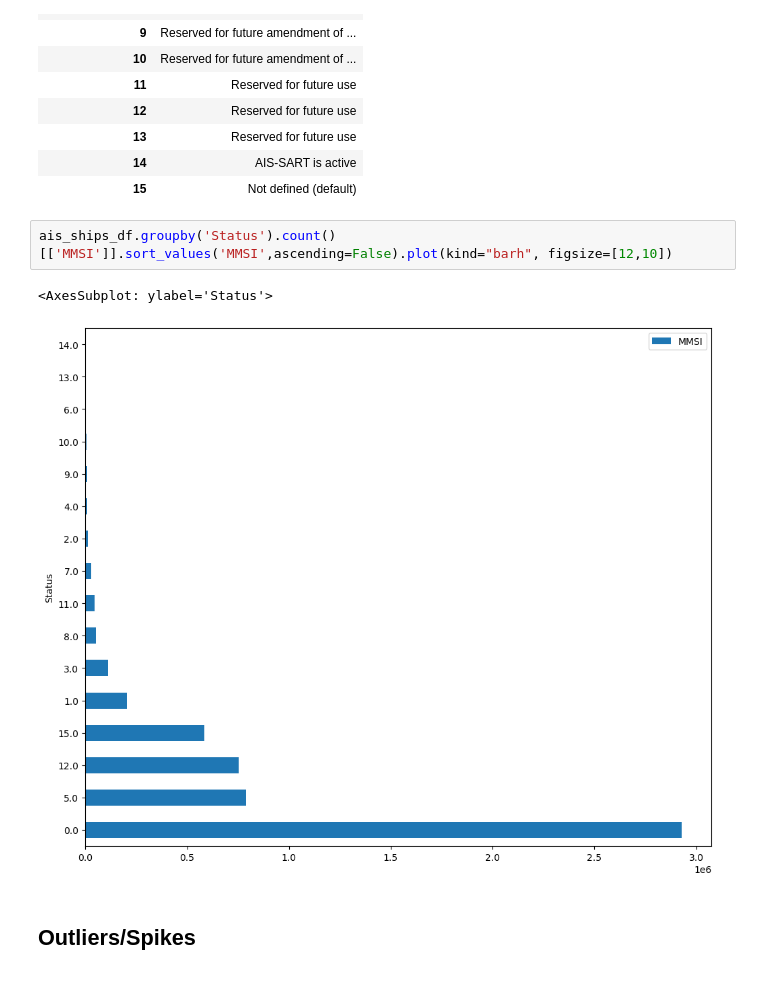
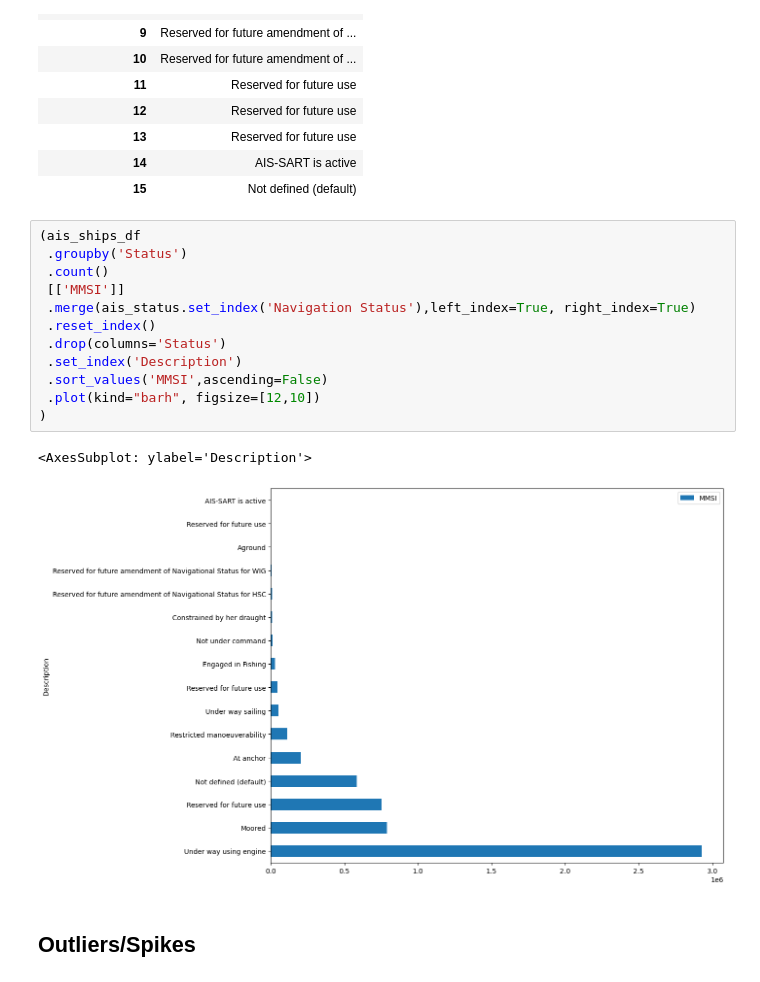
Before and after one commit to stelios-c/ais_USA, a Jupyter notebook: ais_usa_local.ipynb, the cells around one changed output. Cells and saved outputs as stored; diff of their text form.

Commit message:
do a merge for navigational status

```diff
--- a/ais_usa_local.ipynb
+++ b/ais_usa_local.ipynb
@@ -219,10 +219,20 @@ ais_status.set_index('Navigation Status')
 | 14 | AIS-SART is active |
 | 15 | Not defined (default) |
 # %%
-ais_ships_df.groupby('Status').count()[['MMSI']].sort_values('MMSI',ascending=False).plot(kind="barh", figsize=[12,10])
+(ais_ships_df
+ .groupby('Status')
+ .count()
+ [['MMSI']]
+ .merge(ais_status.set_index('Navigation Status'),left_index=True, right_index=True)
+ .reset_index()
+ .drop(columns='Status')
+ .set_index('Description')
+ .sort_values('MMSI',ascending=False)
+ .plot(kind="barh", figsize=[12,10])
+)
 # %% [output]
-<AxesSubplot: ylabel='Status'>
+<AxesSubplot: ylabel='Description'>
-[figure, old version]
+[figure, new version]
 # %% [markdown]
 ## Outliers/Spikes
 # %% [markdown]
```
